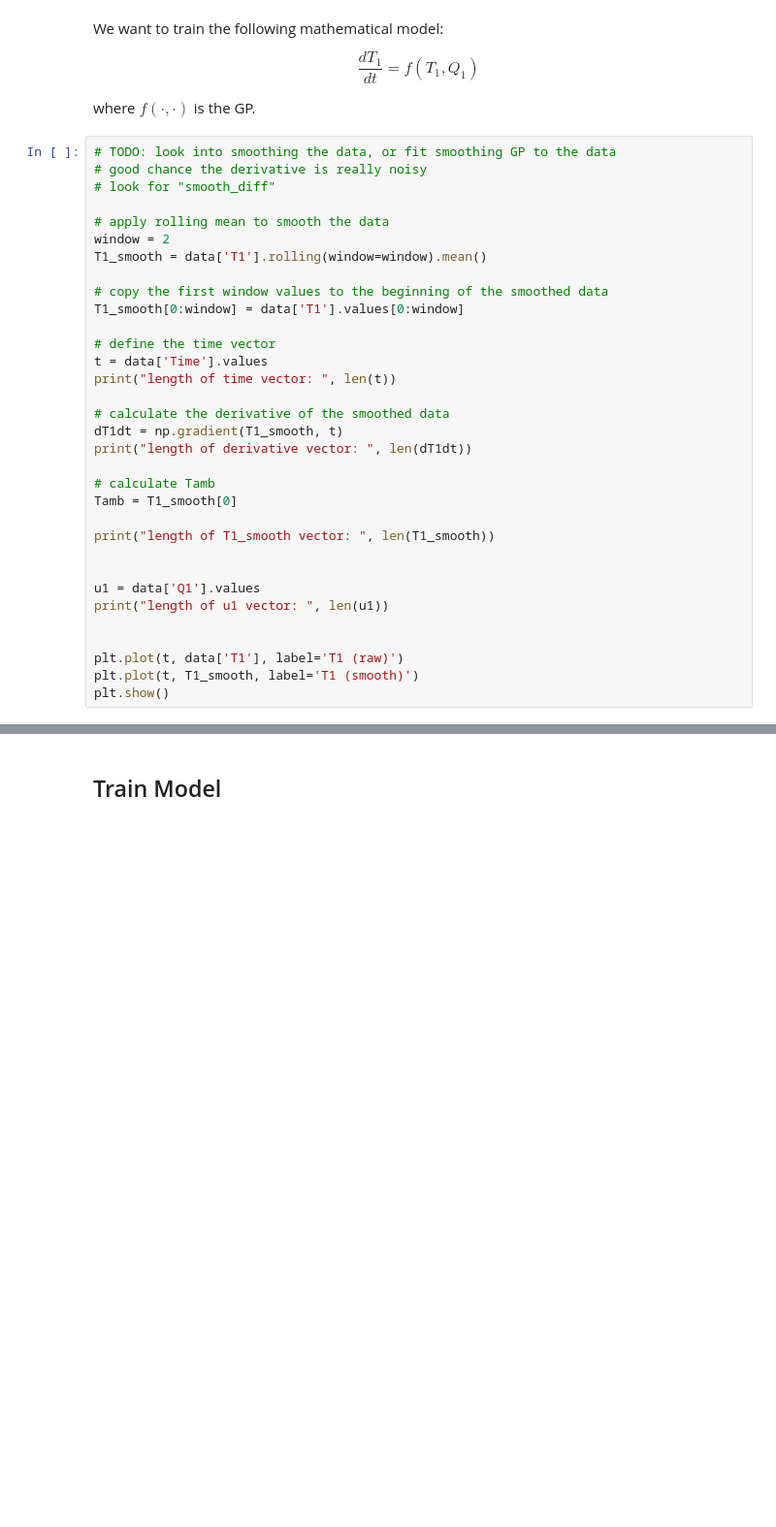
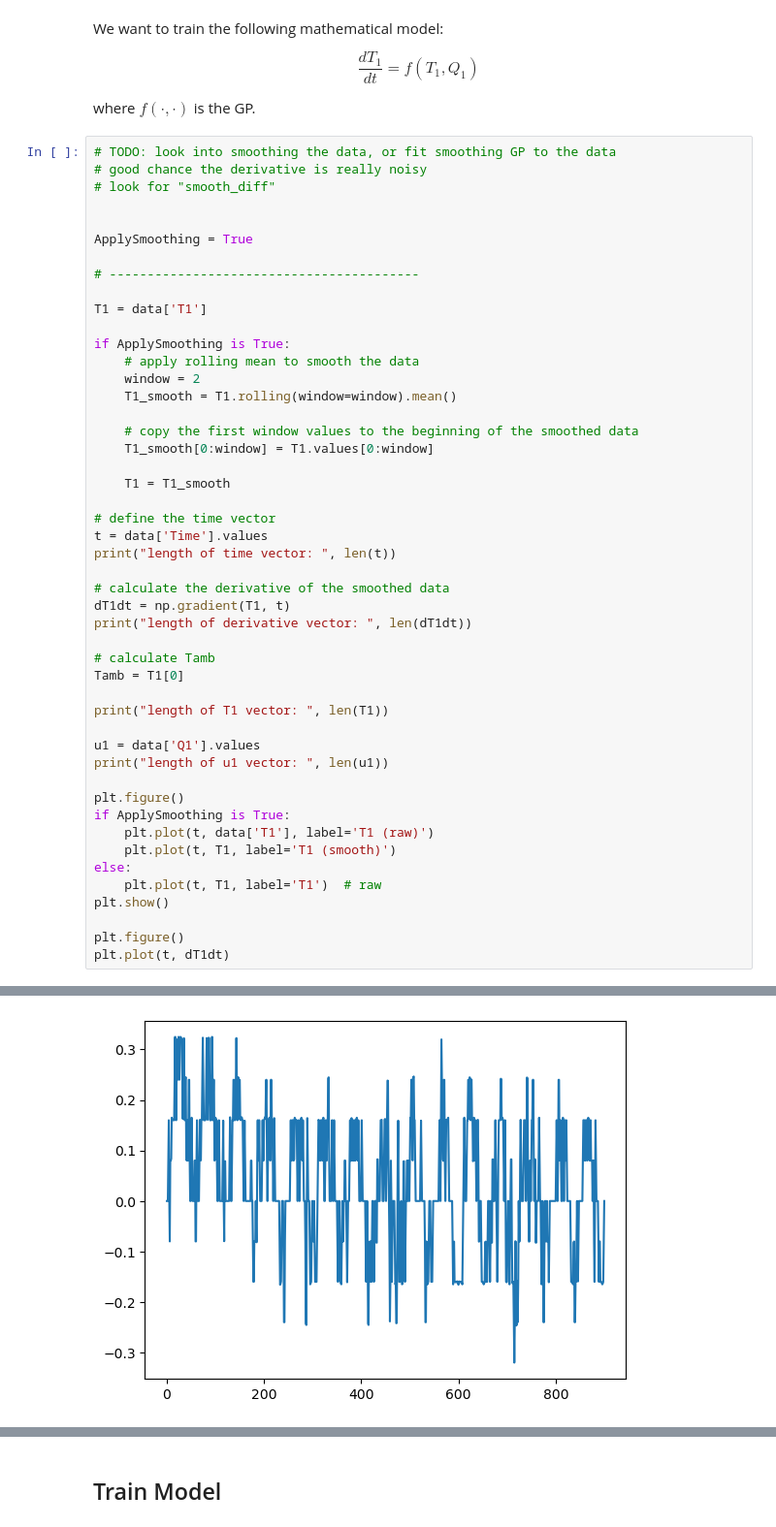
Before and after one commit to jakekrell/FoKL-GPy, a Jupyter notebook: examples/pyomo_tclab/pyomo_tclab_v1.ipynb, the cells around one changed output, grey strips where cells are left out. Shown: that part at 97% size. Drawn from its saved outputs; the diff is of its cells as text; blank space fills up the shorter version.

```diff
--- a/examples/pyomo_tclab/pyomo_tclab_v1.ipynb
+++ b/examples/pyomo_tclab/pyomo_tclab_v1.ipynb
@@ -34,34 +34,49 @@ where $f(\cdot, \cdot)$ is the GP.
 # good chance the derivative is really noisy
 # look for "smooth_diff"
 
-# apply rolling mean to smooth the data
-window = 2
-T1_smooth = data['T1'].rolling(window=window).mean()
 
-# copy the first window values to the beginning of the smoothed data
-T1_smooth[0:window] = data['T1'].values[0:window]
+ApplySmoothing = True
+
+# -----------------------------------------
+
+T1 = data['T1']
+
+if ApplySmoothing is True:
+    # apply rolling mean to smooth the data
+    window = 2
+    T1_smooth = T1.rolling(window=window).mean()
+
+    # copy the first window values to the beginning of the smoothed data
+    T1_smooth[0:window] = T1.values[0:window]
+
+    T1 = T1_smooth
 
 # define the time vector
 t = data['Time'].values
 print("length of time vector: ", len(t))
 
 # calculate the derivative of the smoothed data
-dT1dt = np.gradient(T1_smooth, t)
+dT1dt = np.gradient(T1, t)
 print("length of derivative vector: ", len(dT1dt))
 
 # calculate Tamb
-Tamb = T1_smooth[0]
+Tamb = T1[0]
 
-print("length of T1_smooth vector: ", len(T1_smooth))
-
+print("length of T1 vector: ", len(T1))
 
 u1 = data['Q1'].values
 print("length of u1 vector: ", len(u1))
 
+plt.figure()
+if ApplySmoothing is True:
+    plt.plot(t, data['T1'], label='T1 (raw)')
+    plt.plot(t, T1, label='T1 (smooth)')
+else:
+    plt.plot(t, T1, label='T1')  # raw
+plt.show()
 
-plt.plot(t, data['T1'], label='T1 (raw)')
-plt.plot(t, T1_smooth, label='T1 (smooth)')
-plt.show()
+plt.figure()
+plt.plot(t, dT1dt)
 # %% [output]
 length of time vector:  901
 length of derivative vector:  901
@@ -71,3 +87,4 @@ length of u1 vector:  901
+[figure, added]
 # %%
 fig = plt.figure()
 ax = fig.add_subplot(projection='3d')
```
Also changed, not shown: parts of 7 cells of this notebook, 6 other files.
